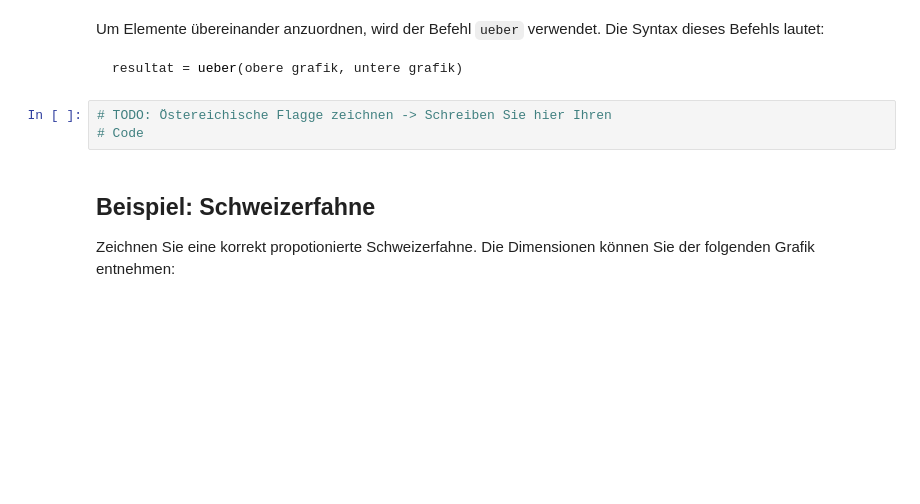
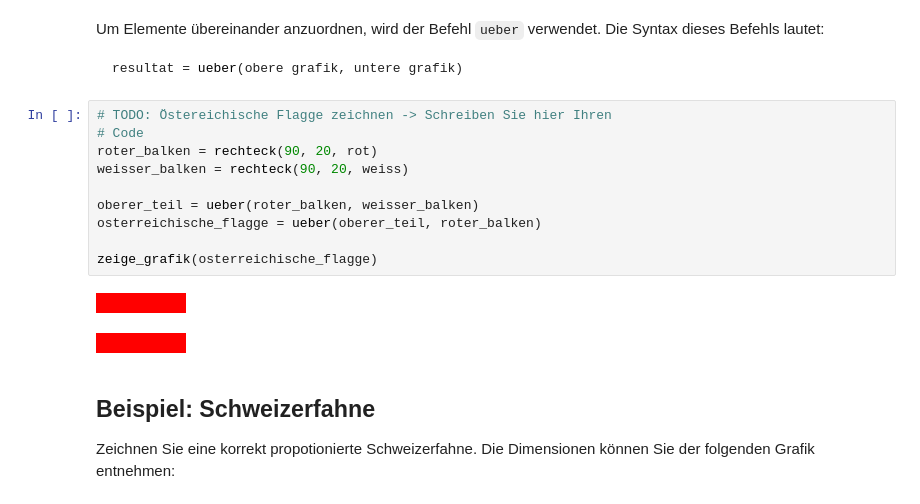
Before and after one commit to SkriptenMk/I_eW_25-29, a Jupyter notebook: files/lektionen_hs25/250901_musterloesung/musterloesung.ipynb, the cells around one changed output. Saved outputs shown, nothing was run; the diff lists cells and outputs as text; blank space fills up the shorter version.

```diff
--- a/files/lektionen_hs25/250901_musterloesung/musterloesung.ipynb
+++ b/files/lektionen_hs25/250901_musterloesung/musterloesung.ipynb
@@ -157,6 +157,15 @@ resultat = ueber(obere grafik, untere grafik)
 # %%
 # TODO: Östereichische Flagge zeichnen -> Schreiben Sie hier Ihren
 # Code
+roter_balken = rechteck(90, 20, rot)
+weisser_balken = rechteck(90, 20, weiss)
+
+oberer_teil = ueber(roter_balken, weisser_balken)
+osterreichische_flagge = ueber(oberer_teil, roter_balken)
+
+zeige_grafik(osterreichische_flagge)
+# %% [output]
+[figure, added]
 # %% [markdown]
 ## Beispiel: Schweizerfahne
 
```
